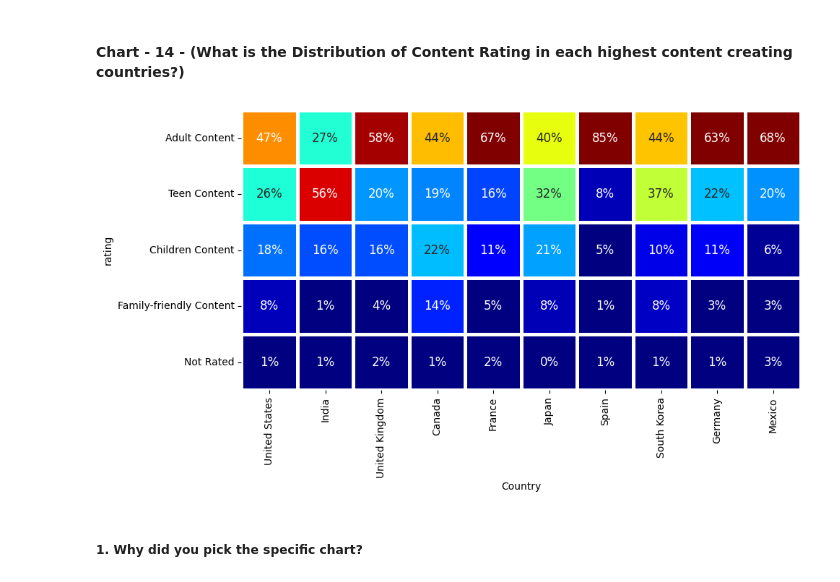
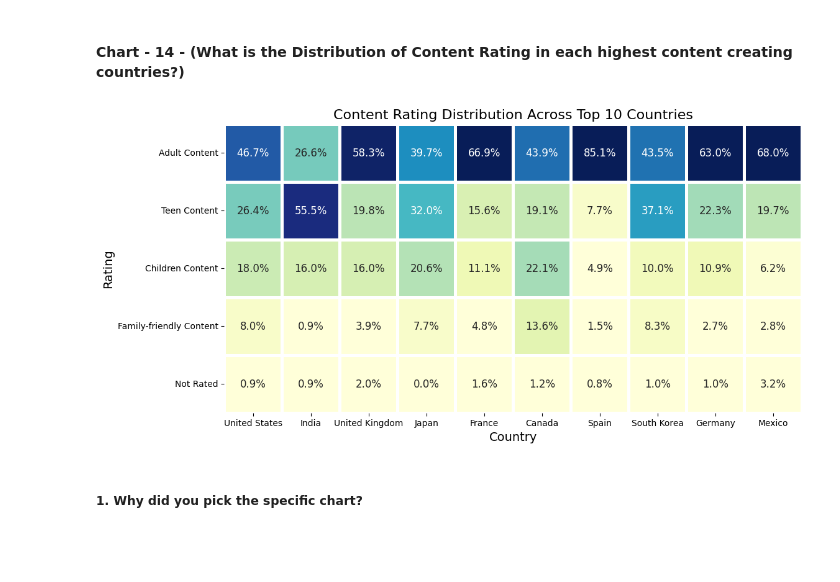
Before and after one commit to Pawanme9034/Netflix_Movies_And_TvShows_Clustering, a Jupyter notebook: Netflix_Movies_And_TvShows_Clustering.ipynb, the cells around one changed output. Saved outputs shown, nothing was run; the diff lists cells and outputs as text; code cells hidden in the pictures; blank space fills up the shorter version.

```diff
--- a/Netflix_Movies_And_TvShows_Clustering.ipynb
+++ b/Netflix_Movies_And_TvShows_Clustering.ipynb
@@ -1151,29 +1151,35 @@ To know the duration distribution for Movies and TV Shows on Netflix.
 # %% [markdown]
 #### Chart - 14 - (What is the Distribution of Content Rating in each highest content creating countries?)
 # %%
-import pandas as pd
-import seaborn as sns
-import matplotlib.pyplot as plt
+# Adding count column
+df['count'] = 1
 
-df['count'] = 1
-data = df.groupby('Country')[['Country', 'count']].sum().sort_values(by='count', ascending=False).reset_index()[:10]
-data = data['Country']
-df_heatmap = df.loc[df['Country'].isin(data)]
+# Grouping and filtering top 10 countries
+data = df.groupby('Country')['count'].sum().nlargest(10).reset_index()['Country']
+df_heatmap = df[df['Country'].isin(data)]
+
+# Creating a normalized crosstab for the heatmap
 df_heatmap = pd.crosstab(df_heatmap['Country'], df_heatmap['rating'], normalize="index").T
 
 # Plotting the heatmap
-fig, ax = plt.subplots(1, 1, figsize=(10, 8))
+fig, ax = plt.subplots(figsize=(12, 10))
 
 # Defining order of representation
-country_order = ['United States', 'India', 'United Kingdom', 'Canada', 'France', 'Japan', 'Spain', 'South Korea', 'Germany', 'Mexico']
+country_order = data.tolist()
 rating_order = ['Adult Content', 'Teen Content', 'Children Content', 'Family-friendly Content', 'Not Rated']
 
-# Calling and plotting heatmap
-sns.heatmap(df_heatmap.loc[rating_order, country_order], cmap="jet", square=True, linewidth=2.5, cbar=False, annot=True, fmt='1.0%',
+# Calling and plotting heatmap with a different color palette
+sns.heatmap(df_heatmap.loc[rating_order, country_order], cmap="YlGnBu", square=True, linewidth=2.5, cbar=False, annot=True, fmt='.1%',
             vmax=.6, vmin=0.05, ax=ax, annot_kws={"fontsize": 12})
+
+# Adding labels and title
+ax.set_xlabel('Country', fontsize=14)
+ax.set_ylabel('Rating', fontsize=14)
+plt.title('Content Rating Distribution Across Top 10 Countries', fontsize=16)
+
 plt.show()
 # %% [output]
-[figure, old version]
+[figure, new version]
 # %% [markdown]
 ##### 1. Why did you pick the specific chart?
 # %% [markdown]
```
Also changed, not shown: parts of 2 cells of this notebook.
